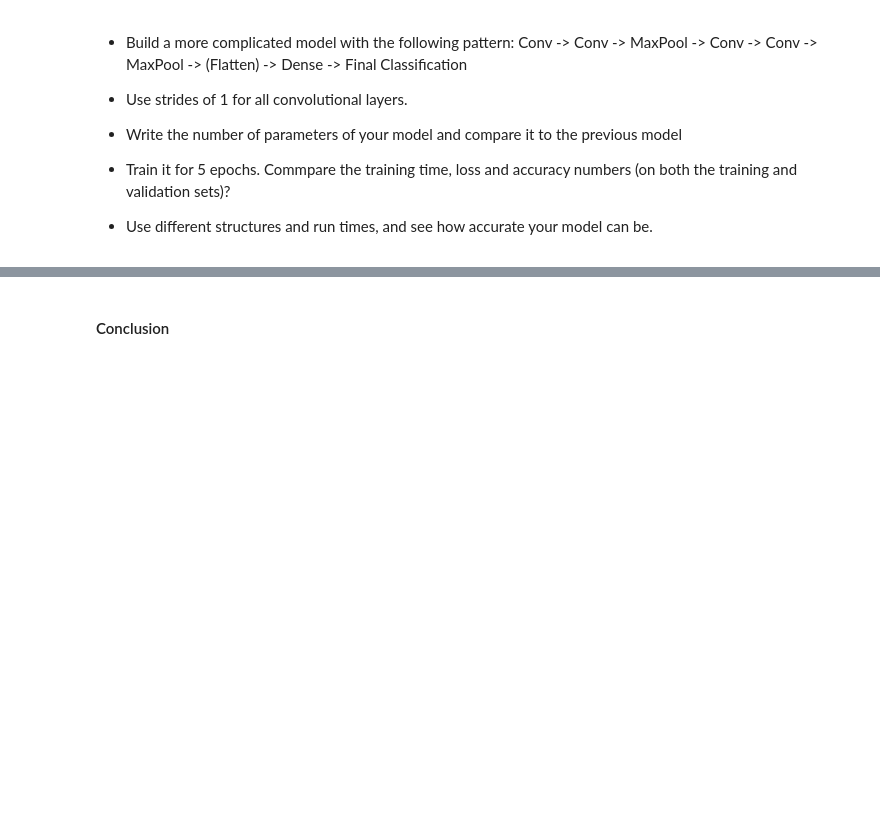
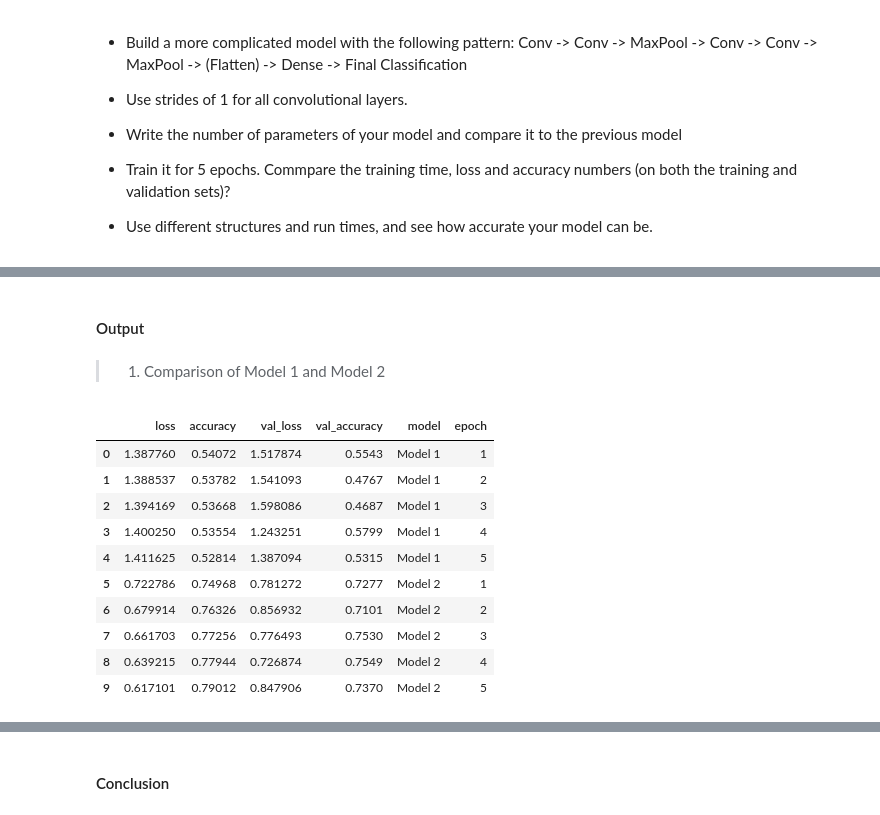
Before and after one commit to mcklrrn-corpuz/CPE-313, a Jupyter notebook: Module 3 - Convolutional Neural Networks/Hands-on Activity 2.1 - Convolutional Neural Network.ipynb, the cells around one changed output, grey strips where cells are left out. Saved outputs shown, nothing was run; the diff lists cells and outputs as text; code cells hidden in the pictures; blank space fills up the shorter version.

```diff
--- a/Module 3 - Convolutional Neural Networks/Hands-on Activity 2.1 - Convolutional Neural Network.ipynb
+++ b/Module 3 - Convolutional Neural Networks/Hands-on Activity 2.1 - Convolutional Neural Network.ipynb
@@ -161,9 +150,9 @@ model_1.compile(loss='categorical_crossentropy',
               optimizer=opt,
               metrics=['accuracy'])
 
-model_1.fit(x_train, y_train,
+history_1 = model_1.fit(x_train, y_train,
               batch_size=batch_size,
-              epochs=15,
+              epochs=5,
               validation_data=(x_test, y_test))
 # %% [output]
 WARNING:absl:`lr` is deprecated in Keras optimizer, please use `learning_rate` or use the legacy optimizer, e.g.,tf.keras.optimizers.legacy.RMSprop.
@@ -207,0 +233,17 @@ Conv -> Conv -> MaxPool -> Conv -> Conv -> MaxPool -> (Flatten) -> Dense -> Fina
+# %%
+batch_size = 64
+
+opt = keras.optimizers.RMSprop(learning_rate=0.0005)
+
+
+model_2.compile(
+                loss='categorical_crossentropy',
+                optimizer=opt,
+                metrics=['accuracy'])
+
+history_2 = model_2.fit(
+                        x_train,
+                        y_train,
+                        batch_size=batch_size,
+                        epochs=5,
+                        validation_data=(x_test, y_test))
@@ -207,0 +261,29 @@ Conv -> Conv -> MaxPool -> Conv -> Conv -> MaxPool -> (Flatten) -> Dense -> Fina
+# %% [markdown]
+#### Output
+# %% [markdown]
+> 1. Comparison of Model 1 and Model 2
+# %%
+import pandas as pd
+df_model1 = pd.DataFrame(history_1.history)
+df_model1['model'] = 'Model 1'
+df_model1['epoch'] = df_model1.index + 1
+
+df_model2 = pd.DataFrame(history_2.history)
+df_model2['model'] = "Model 2"
+df_model2['epoch'] = df_model2.index + 1
+
+df1_df2 = pd.concat([df_model1, df_model2], ignore_index=True)
+
+df1_df2
+# %% [output]
+|  | loss | accuracy | val_loss | val_accuracy | model | epoch |
+| 0 | 1.387760 | 0.54072 | 1.517874 | 0.5543 | Model 1 | 1 |
+| 1 | 1.388537 | 0.53782 | 1.541093 | 0.4767 | Model 1 | 2 |
+| 2 | 1.394169 | 0.53668 | 1.598086 | 0.4687 | Model 1 | 3 |
+| 3 | 1.400250 | 0.53554 | 1.243251 | 0.5799 | Model 1 | 4 |
+| 4 | 1.411625 | 0.52814 | 1.387094 | 0.5315 | Model 1 | 5 |
+| 5 | 0.722786 | 0.74968 | 0.781272 | 0.7277 | Model 2 | 1 |
+| 6 | 0.679914 | 0.76326 | 0.856932 | 0.7101 | Model 2 | 2 |
+| 7 | 0.661703 | 0.77256 | 0.776493 | 0.7530 | Model 2 | 3 |
+| 8 | 0.639215 | 0.77944 | 0.726874 | 0.7549 | Model 2 | 4 |
+| 9 | 0.617101 | 0.79012 | 0.847906 | 0.7370 | Model 2 | 5 |
```
Also changed, not shown: parts of 11 cells of this notebook.
